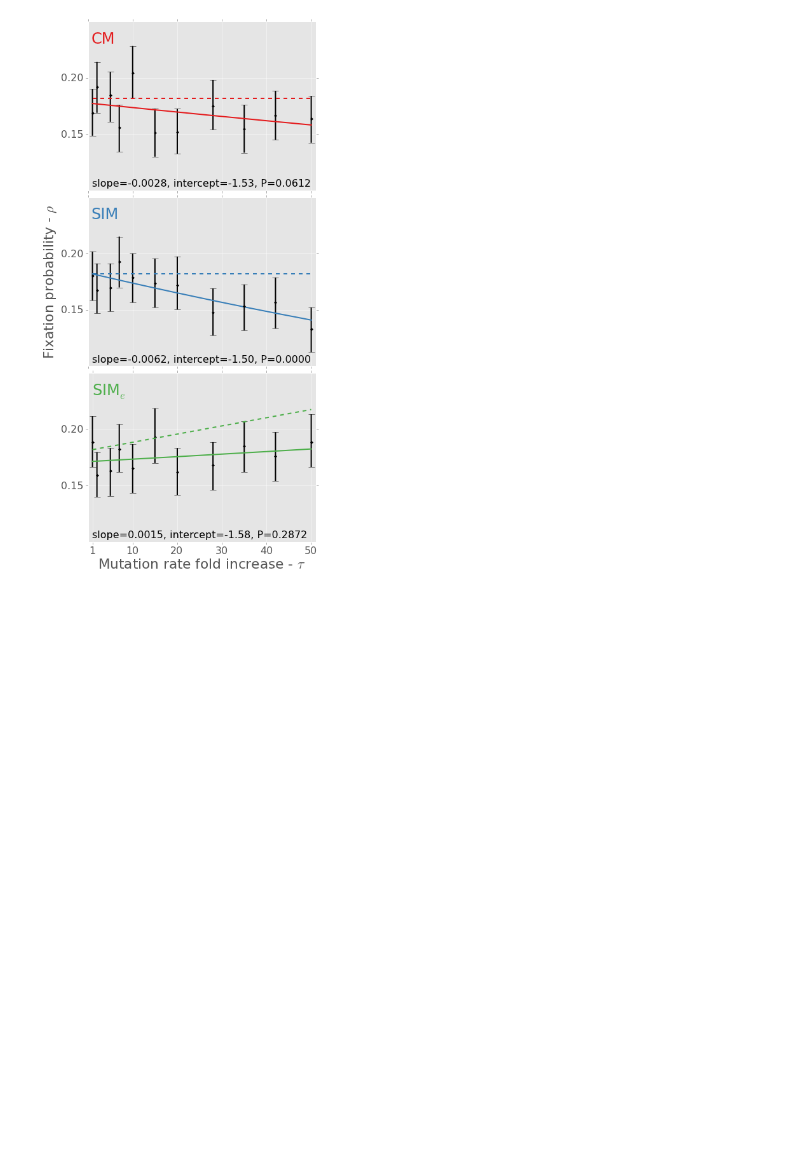
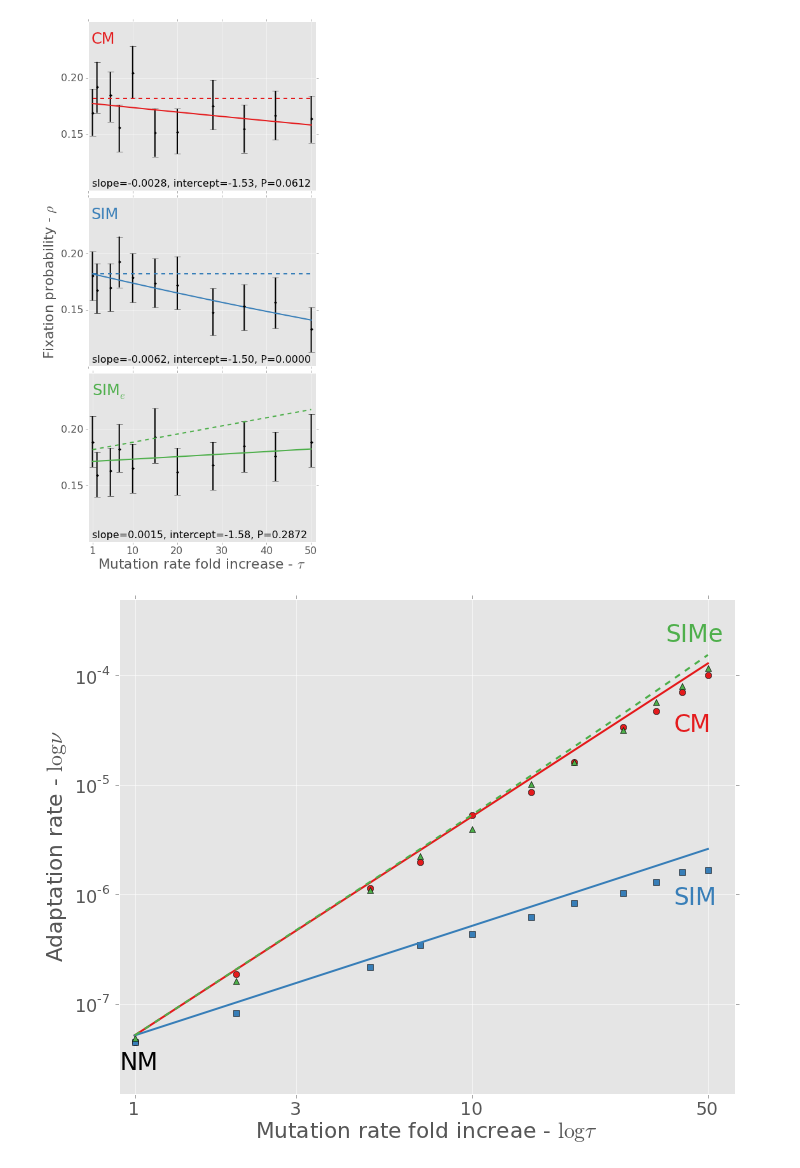
Before and after one commit to yoavram/ruggedsim, a Jupyter notebook: manuscript/simulation2.ipynb, the cells around one changed output. Saved outputs shown, nothing was run; the diff lists cells and outputs as text; code cells hidden in the pictures; blank space fills up the shorter version.

```diff
--- a/manuscript/simulation2.ipynb
+++ b/manuscript/simulation2.ipynb
@@ -209,3 +208,43 @@ fig.tight_layout(pad=0)
 [figure]
 # %%
 fig.savefig("fixation_regression_%s_s_%.2f_logN_%d.png" % (job_name,s,log10(N)))
+# %%
+apps = df.groupby(('pi','tau')).app_time.agg(lambda arr: 1./np.mean(arr)).reset_index()
+rhos = df.groupby(('pi','tau')).fix.agg(estimate_rho).reset_index()
+# %%
+adaptation_rate_cm = lambda T,U,u,s,H: 4*N*H*(u**2)*(T**2)
+adaptation_rate_sim = lambda T,U,u,s,H: 4*N*H*(u**2)*2*T/(2-T*U)
+adaptation_rate_sim_e = lambda T,U,u,s,H: 4*N*H*(u**2)*(T**2)*(1 + U*(T-1)/(s*H))
+
+fig = figure(figsize=(10,8), dpi=100)
+ax = fig.add_subplot(111)
+
+ax.plot(apps[apps.pi==10].tau, apps[apps.pi==10].app_time*rhos[rhos.pi==10].fix,'o',color=red)
+ax.plot(taus, [adaptation_rate_cm(TT,U,u,s,H) for TT in taus], '-', linewidth=2, color=red)
+ax.plot(apps[apps.pi==1].tau, apps[apps.pi==1].app_time*rhos[rhos.pi==1].fix,'s', color=blue)
+ax.plot(taus, [adaptation_rate_sim(TT,U,u,s,H) for TT in taus], '-', linewidth=2, color=blue)
+ax.plot(apps[apps.pi==1.01].tau, apps[apps.pi==1.01].app_time*rhos[rhos.pi==1.01].fix,'^', color=green)
+ax.plot(taus, [adaptation_rate_sim_e(TT,U,u,s,H) for TT in taus], '--', linewidth=2, color=green)
+#ax.plot([1], [adaptation_rate_sim(1,U,u,s,H)], 'sk', markersize=15)
+
+ax.text(0.92, 2.5e-8, "NM", color='k', fontsize=annotate_fontize)
+ax.text(40, 3e-5, "CM", color=red, fontsize=annotate_fontize)
+ax.text(40, 8e-7, "SIM", color=blue, fontsize=annotate_fontize)
+ax.text(38, 2e-4, "SIMe", color=green, fontsize=annotate_fontize)
+
+ax.set_ylim((1.5e-8,5e-4))
+ax.set_xlim((0.9,60))
+
+ax.set_yscale("log")
+ax.set_xscale("log")
+ax.minorticks_off()
+
+ax.set_xticks([1,3,10,50])
+ax.set_xticklabels([1,3,10,50])
+
+ax.set_ylabel(r"Adaptation rate - $\log{\nu}$")
+ax.set_xlabel(r"Mutation rate fold increae - $\log{\tau}$")
+
+fig.tight_layout()
+# %% [output]
+[figure, added]
```
Also changed, not shown: parts of 4 cells of this notebook.
